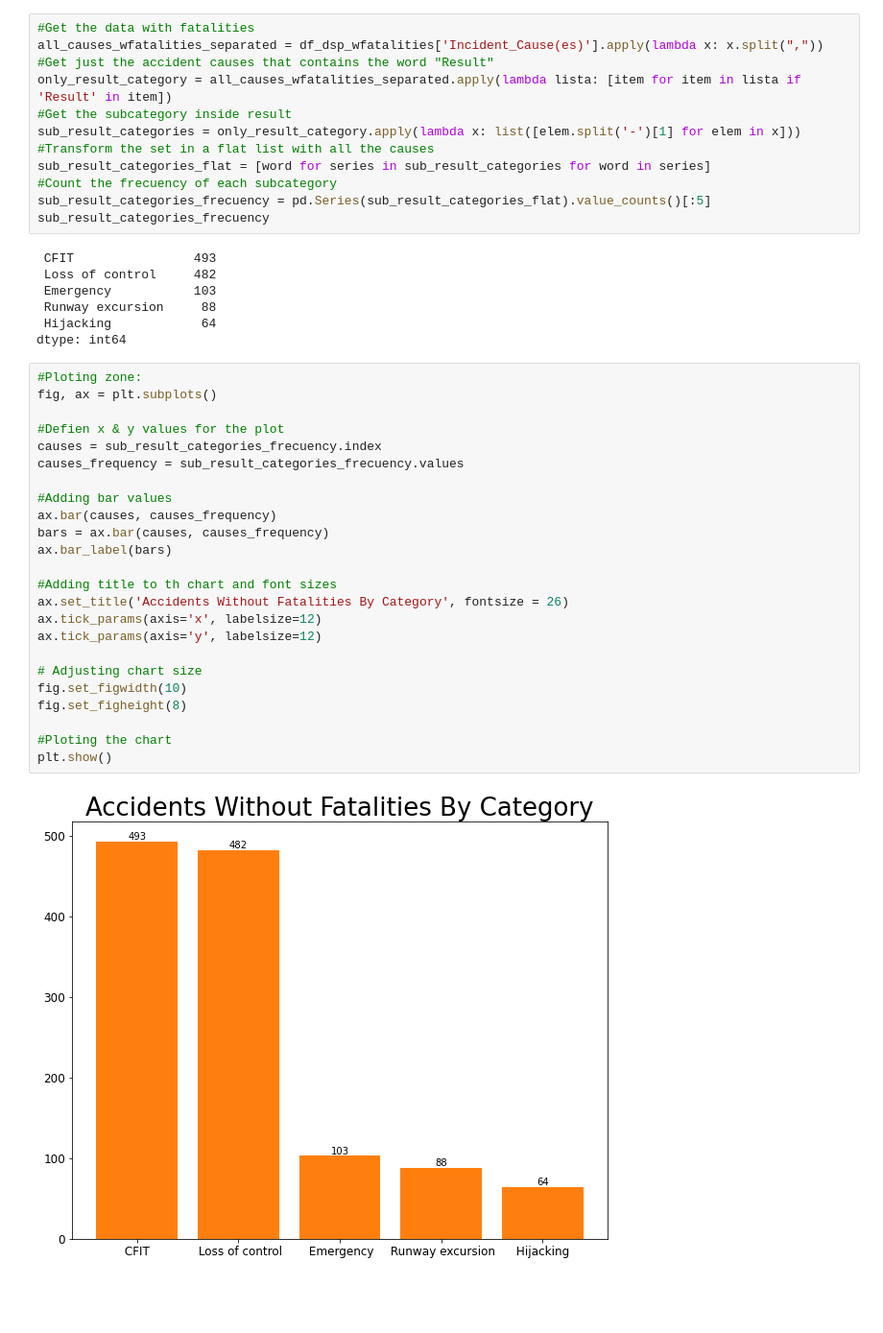
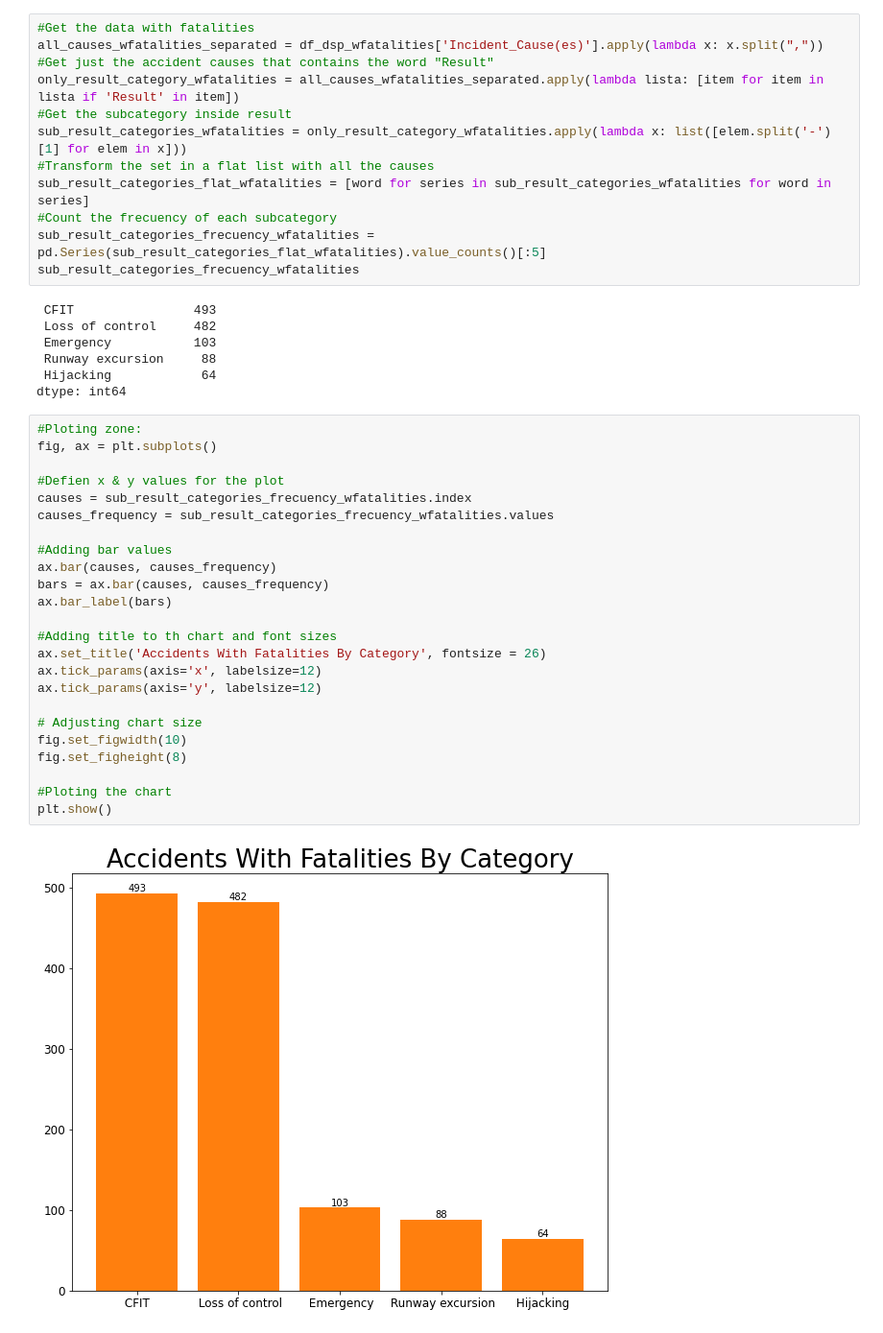
Before and after one commit to Camilo-Quiceno/data_science_project_aircraft, a Jupyter notebook: data-science-proyect.ipynb, the cells around one changed output. Shown at 96% size. Saved outputs shown, nothing was run; the diff lists cells and outputs as text; blank space fills up the shorter version.

```diff
--- a/data-science-proyect.ipynb
+++ b/data-science-proyect.ipynb
@@ -196,14 +196,14 @@ plt.show()
 #Get the data with fatalities
 all_causes_wfatalities_separated = df_dsp_wfatalities['Incident_Cause(es)'].apply(lambda x: x.split(","))
 #Get just the accident causes that contains the word "Result"
-only_result_category = all_causes_wfatalities_separated.apply(lambda lista: [item for item in lista if 'Result' in item])
+only_result_category_wfatalities = all_causes_wfatalities_separated.apply(lambda lista: [item for item in lista if 'Result' in item])
 #Get the subcategory inside result
-sub_result_categories = only_result_category.apply(lambda x: list([elem.split('-')[1] for elem in x]))
+sub_result_categories_wfatalities = only_result_category_wfatalities.apply(lambda x: list([elem.split('-')[1] for elem in x]))
 #Transform the set in a flat list with all the causes
-sub_result_categories_flat = [word for series in sub_result_categories for word in series]
+sub_result_categories_flat_wfatalities = [word for series in sub_result_categories_wfatalities for word in series]
 #Count the frecuency of each subcategory
-sub_result_categories_frecuency = pd.Series(sub_result_categories_flat).value_counts()[:5]
-sub_result_categories_frecuency
+sub_result_categories_frecuency_wfatalities = pd.Series(sub_result_categories_flat_wfatalities).value_counts()[:5]
+sub_result_categories_frecuency_wfatalities
 # %% [output]
  CFIT                493
  Loss of control     482
@@ -214,26 +214,26 @@ dtype: int64
 # %%
 #Ploting zone:
 fig, ax = plt.subplots()
 
 #Defien x & y values for the plot
-causes = sub_result_categories_frecuency.index
-causes_frequency = sub_result_categories_frecuency.values
+causes = sub_result_categories_frecuency_wfatalities.index
+causes_frequency = sub_result_categories_frecuency_wfatalities.values
 
 #Adding bar values
 ax.bar(causes, causes_frequency)
 bars = ax.bar(causes, causes_frequency)
 ax.bar_label(bars)
 
 #Adding title to th chart and font sizes
-ax.set_title('Accidents Without Fatalities By Category', fontsize = 26)
+ax.set_title('Accidents With Fatalities By Category', fontsize = 26)
 ax.tick_params(axis='x', labelsize=12)
 ax.tick_params(axis='y', labelsize=12)
 
 # Adjusting chart size
 fig.set_figwidth(10)
 fig.set_figheight(8)
 
 #Ploting the chart
 plt.show()
 # %% [output]
-[figure, old version]
+[figure, new version]
```
Also changed, not shown: parts of 3 cells of this notebook.
